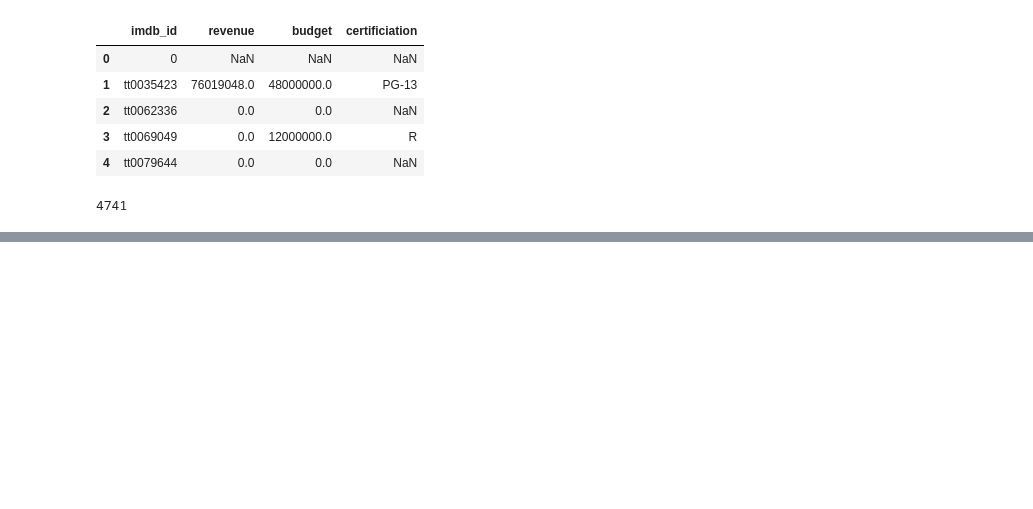
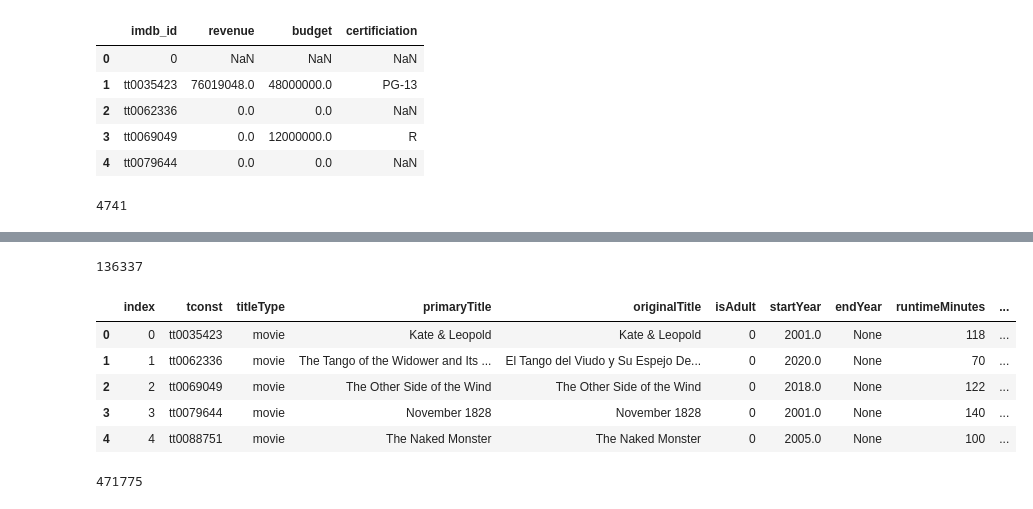
Before and after one commit to Jonathan-Hughes1524/Movie-Data, a Jupyter notebook: Movies SQL Database.ipynb, the cells around one changed output, grey strips where cells are left out. Saved outputs shown, nothing was run; the diff lists cells and outputs as text; code cells hidden in the pictures; blank space fills up the shorter version.

```diff
--- a/Movies SQL Database.ipynb
+++ b/Movies SQL Database.ipynb
@@ -133,0 +208,24 @@ IndexError: only integers, slices (`:`), ellipsis (`...`), numpy.newaxis (`None`
+# %%
+title_basics=pd.read_csv('Data/title_basics.csv.gz')
+title_basics.to_sql('title_basics',engine,if_exists='replace')
+# %% [output]
+136337
+# %%
+q="""SELECT
+    *
+FROM
+    title_basics
+LIMIT 5;"""
+pd.read_sql(q,engine)
+# %% [output]
+|  | index | tconst | titleType | primaryTitle | originalTitle | isAdult | startYear | endYear | runtimeMinutes | ... |
+| 0 | 0 | tt0035423 | movie | Kate & Leopold | Kate & Leopold | 0 | 2001.0 | None | 118 | ... |
+| 1 | 1 | tt0062336 | movie | The Tango of the Widower and Its ... | El Tango del Viudo y Su Espejo De... | 0 | 2020.0 | None | 70 | ... |
+| 2 | 2 | tt0069049 | movie | The Other Side of the Wind | The Other Side of the Wind | 0 | 2018.0 | None | 122 | ... |
+| 3 | 3 | tt0079644 | movie | November 1828 | November 1828 | 0 | 2001.0 | None | 140 | ... |
+| 4 | 4 | tt0088751 | movie | The Naked Monster | The Naked Monster | 0 | 2005.0 | None | 100 | ... |
+# %%
+ratings = pd.read_csv('Data/title_ratings.csv.gz')
+ratings.to_sql('title_ratings',engine,if_exists='replace')
+# %% [output]
+471775
```
Also changed, not shown: parts of 26 cells of this notebook.
